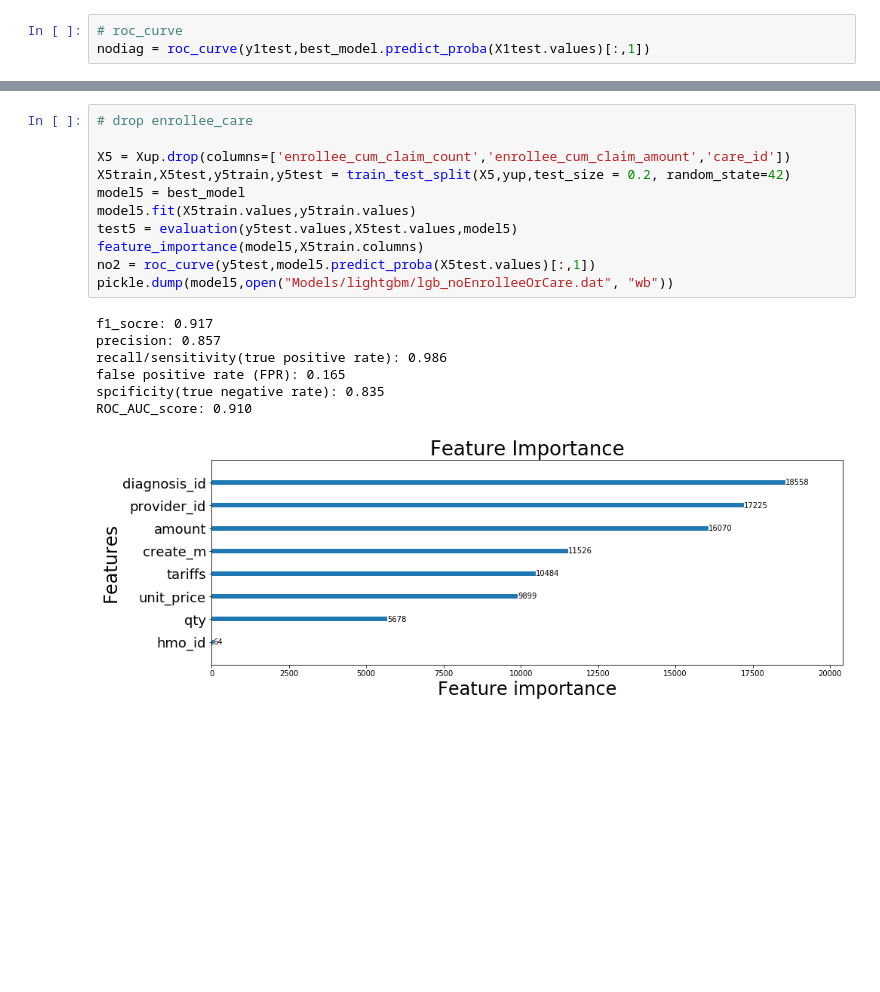
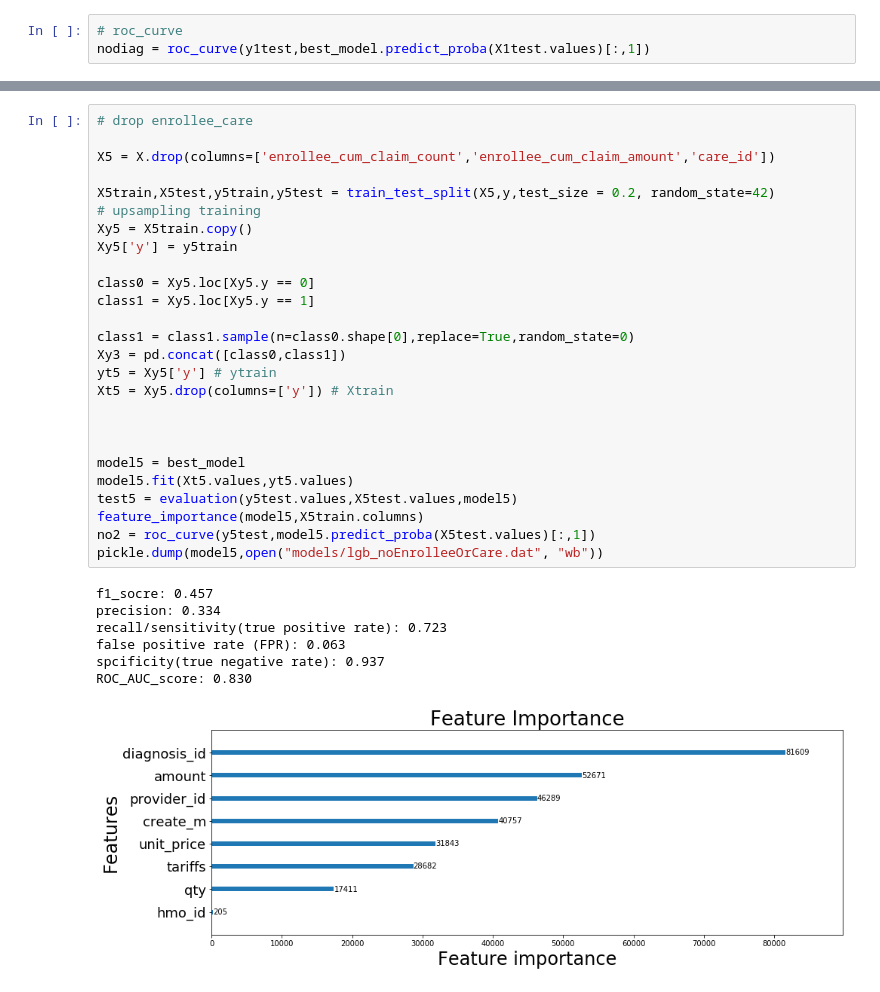
Before and after one commit to Shunling/Insight_HealthDataScience, a Jupyter notebook: Projects/P3/LightGBM_with_Feature_engineering.ipynb, the cells around one changed output, grey strips where cells are left out. Drawn from its saved outputs; the diff is of its cells as text; blank space fills up the shorter version.

```diff
--- a/Projects/P3/LightGBM_with_Feature_engineering.ipynb
+++ b/Projects/P3/LightGBM_with_Feature_engineering.ipynb
@@ -1116,22 +1100,37 @@ ROC_AUC_score: 0.931
 # %%
 # drop enrollee_care
 
-X5 = Xup.drop(columns=['enrollee_cum_claim_count','enrollee_cum_claim_amount','care_id'])
-X5train,X5test,y5train,y5test = train_test_split(X5,yup,test_size = 0.2, random_state=42)
+X5 = X.drop(columns=['enrollee_cum_claim_count','enrollee_cum_claim_amount','care_id'])
+
+X5train,X5test,y5train,y5test = train_test_split(X5,y,test_size = 0.2, random_state=42)
+# upsampling training
+Xy5 = X5train.copy()
+Xy5['y'] = y5train
+
+class0 = Xy5.loc[Xy5.y == 0]
+class1 = Xy5.loc[Xy5.y == 1]
+
+class1 = class1.sample(n=class0.shape[0],replace=True,random_state=0)
+Xy3 = pd.concat([class0,class1])
+yt5 = Xy5['y'] # ytrain
+Xt5 = Xy5.drop(columns=['y']) # Xtrain
+
+
+
 model5 = best_model
-model5.fit(X5train.values,y5train.values)
+model5.fit(Xt5.values,yt5.values)
 test5 = evaluation(y5test.values,X5test.values,model5)
 feature_importance(model5,X5train.columns)
 no2 = roc_curve(y5test,model5.predict_proba(X5test.values)[:,1])
-pickle.dump(model5,open("Models/lightgbm/lgb_noEnrolleeOrCare.dat", "wb"))
+pickle.dump(model5,open("models/lgb_noEnrolleeOrCare.dat", "wb"))
 # %% [output]
-f1_socre: 0.917
-precision: 0.857
-recall/sensitivity(true positive rate): 0.986
-false positive rate (FPR): 0.165
-spcificity(true negative rate): 0.835
-ROC_AUC_score: 0.910
+f1_socre: 0.457
+precision: 0.334
+recall/sensitivity(true positive rate): 0.723
+false positive rate (FPR): 0.063
+spcificity(true negative rate): 0.937
+ROC_AUC_score: 0.830
-[figure, old version]
+[figure, new version]
 # %%
 plot_roc_curves([no2, noenro,  nodiag ],['y','orange','black'],['noEnroCare','noEnrollee','noDiag'])
 # %% [output]
```
Also changed, not shown: parts of 22 cells of this notebook.
